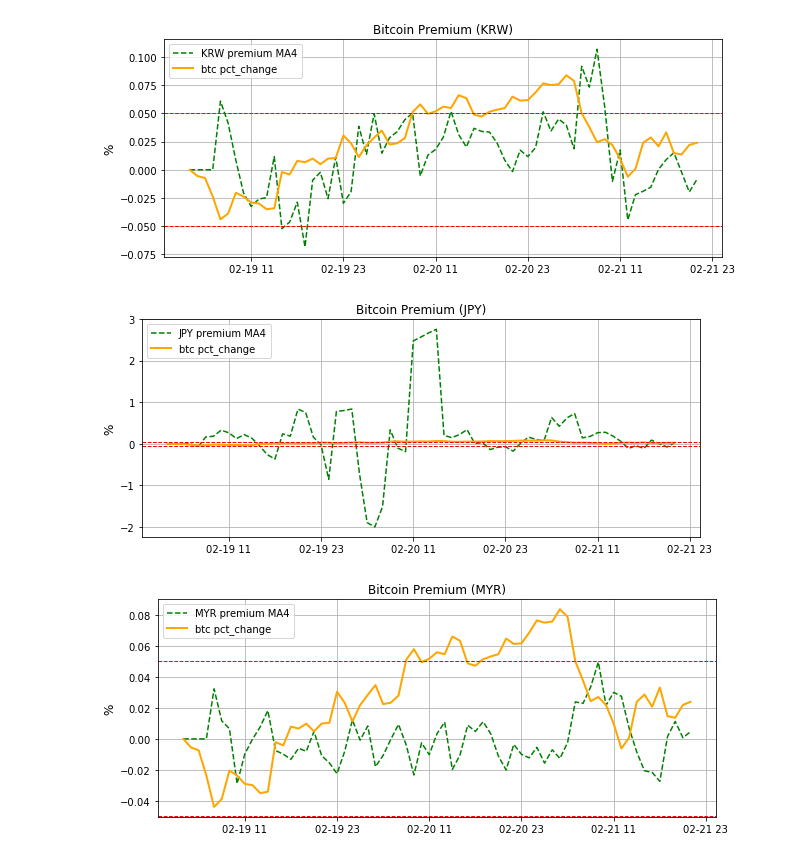
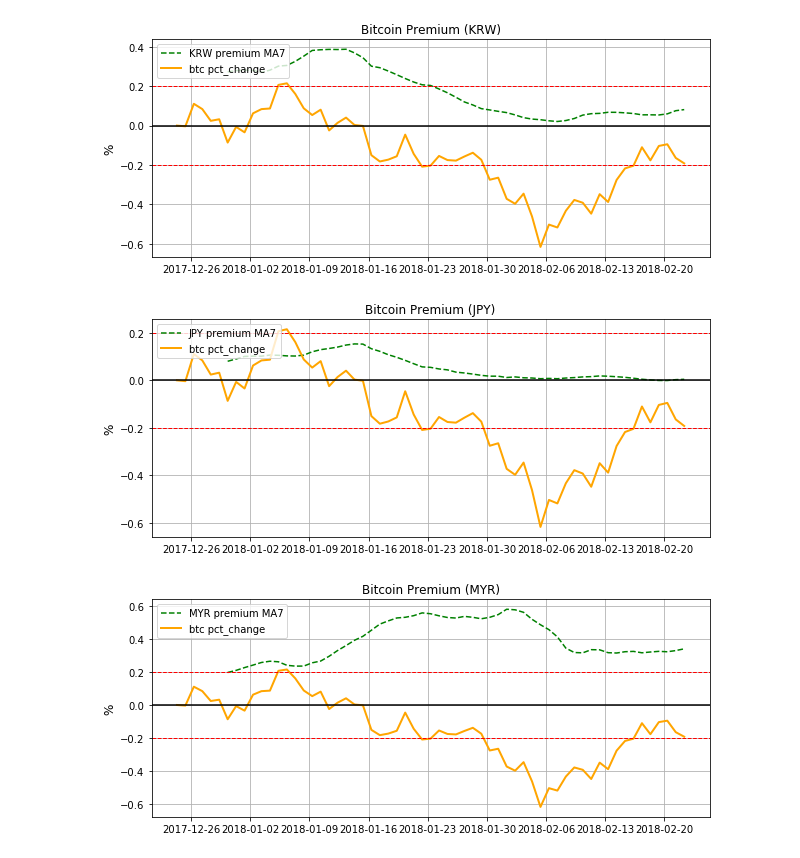
Before and after one commit to donaldng/bitcoin-premium, a Jupyter notebook: premium.ipynb, the cells around one changed output. Saved outputs shown, nothing was run; the diff lists cells and outputs as text; code cells hidden in the pictures.

```diff
--- a/premium.ipynb
+++ b/premium.ipynb
@@ -43,37 +41,39 @@ bf.drop('timestamp', axis=1, inplace=True)
 # bf["log"] = np.log2(bf.price.fillna(0))
 bf["change"] = bf.price.pct_change().cumsum().fillna(0)
 
 for fx in L:
     df[fx] = pd.DataFrame(L[fx], columns=['timestamp','premium'])
     df[fx]['timestamp'] = df[fx].timestamp + 28800
     df[fx]['date'] = pd.to_datetime(df[fx]['timestamp'],unit='s')
     df[fx] = df[fx].set_index("date")
     df[fx].drop('timestamp', axis=1, inplace=True)
     df[fx].name = fx
 
-    ma_length = 4
+    ma_length = 7
     premium = {}
-    premium[fx] = df[fx].premium.pct_change().rolling(ma_length).mean().fillna(0)
+    premium[fx] = df[fx].premium.rolling(ma_length).mean() / 100
 
     plt.figure(figsize=(10,4))
     plt.plot(premium[fx], ls='--', lw=1.5, c='green', label="%s premium MA%s" % (fx, ma_length))
     plt.plot(bf.change, ls='-', lw=2, c='orange', label='btc pct_change')
 
     plt.grid(True)
     plt.legend(loc=2)
     plt.title('Bitcoin Premium (%s)' % fx, fontsize=12)
     plt.ylabel('%', fontsize=12)
 
-    plt.axhline(y=0.05, color='red', linestyle='--', lw=1)
-    plt.axhline(y=-0.05, color='red', linestyle='--', lw=1)
+    plt.axhline(y=0.2, color='red', linestyle='--', lw=1)
+    plt.axhline(y=-0.2, color='red', linestyle='--', lw=1)
+    plt.axhline(y=0, color='black', linestyle='-', lw=1.5)
+
 
     fig1 = plt.gcf()
     plt.show()
     plt.draw()
 
     fig1.savefig('premium_%s.png' % fx, dpi=100)
     plt.close()
 # %% [output]
-[figure, old version]
+[figure, new version]
-[figure, old version]
+[figure, new version]
-[figure, old version]
+[figure, new version]
```
Also changed, not shown: parts of 1 cell of this notebook, 5 other files.
